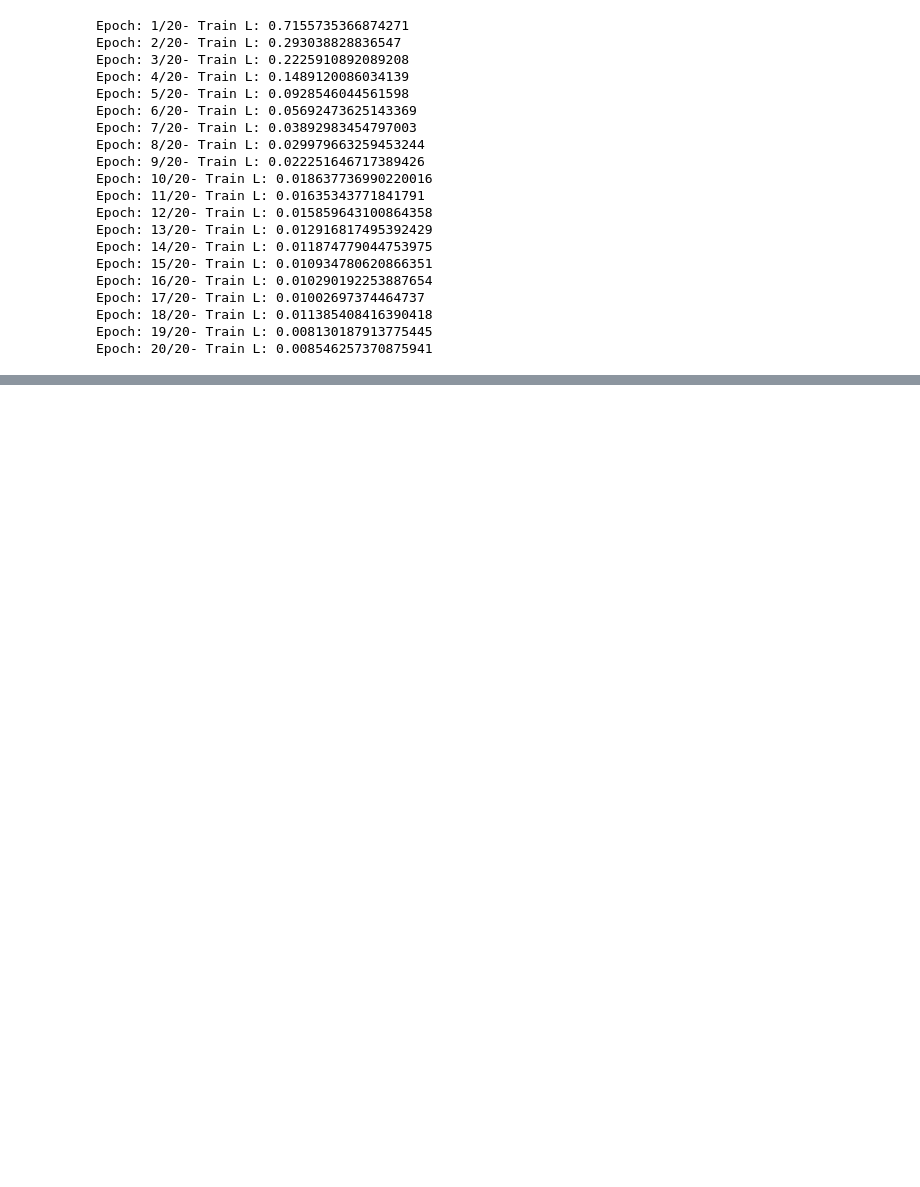
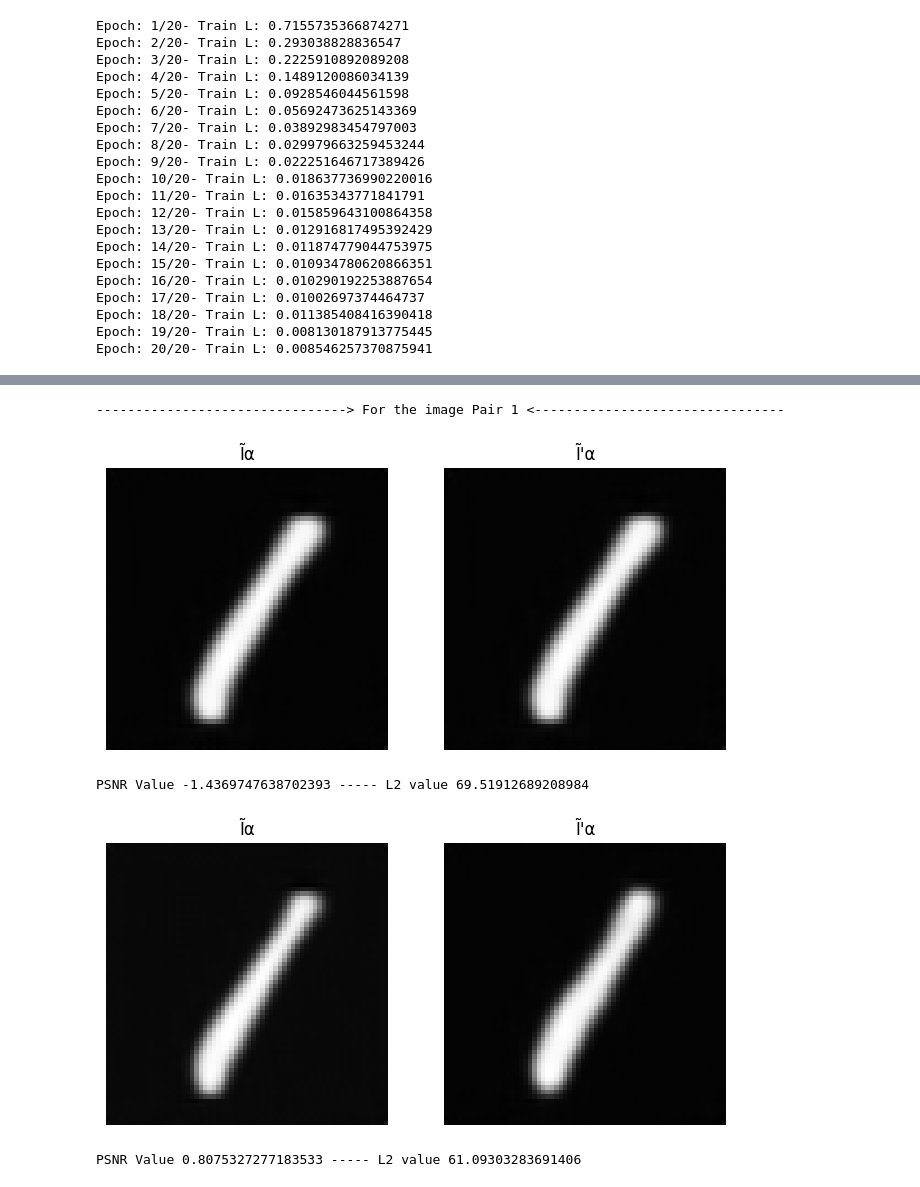
Before and after one commit to Eagle-Assassin/Deep-Learning, a Jupyter notebook: U-Net/U_net_sparse.ipynb, the cells around one changed output, grey strips where cells are left out. Drawn from its saved outputs; the diff is of its cells as text; code cells hidden in the pictures; blank space fills up the shorter version.

```diff
--- a/U-Net/U_net_sparse.ipynb
+++ b/U-Net/U_net_sparse.ipynb
@@ -231,0 +284,80 @@ plt.show()
+# %%
+subset_indices=list(range(100))
+subset_data_set=Subset(train_dataset,subset_indices)
+data_loader_q2 = DataLoader(subset_data_set,batch_size=2,shuffle=True)
+# %%
+def calculate_psnr(img1,img2,max_value=1):
+    '''The images are tensors of same dimension with values [0,1]'''
+    mse=torch.mean((img1-img2)**2)
+    if mse==0:
+        return float('inf')
+    else:
+        psnr_value=20*torch.log10(max_value/mse)
+    return psnr_value
+def l2norm(img1,img2):
+    l2diff=torch.norm(img1-img2,p=2)
+    return l2diff
+# %%
+alphas=[0, 0.2, 0.4, 0.6, 0.8, 1.]
+for i in range(1,21):
+    for featues, labels in data_loader_q2:
+        if labels[0]!=labels[1]:
+            break
+        else:
+            pass
+    print(f'\n--------------------------------> For the image Pair {i} <--------------------------------\n')
+    for alpha in alphas:
+        I1=featues[0]
+        I2=featues[1]
+
+        I_alpha=alpha*I1+(1-alpha)*I2
+
+        model.eval()
+        with torch.no_grad():
+            # encoder Embeddings
+            h_alpha=model.encoder(I_alpha)
+            h1=model.encoder(I1)
+            h2=model.encoder(I2)
+
+            h_dash_alpha=alpha*h1+(1-alpha)*h2
+
+            h_alpha_bottle_neck=model.bottleneck(h_alpha)
+            h_dash_alpha_bottle_neck=model.bottleneck(h_dash_alpha)
+
+            i_alpha_hat=model.decoder(h_alpha_bottle_neck)
+            i_dash_alpha_hat=model.decoder(h_dash_alpha_bottle_neck)
+
+            psnr=calculate_psnr(i_alpha_hat,i_dash_alpha__img)
+            l2=l2norm(i_alpha_hat,i_dash_alpha__img)
+
+            # Prepare for plotting
+            i_alpha_hat_img = i_alpha_hat.squeeze().cpu().numpy()
+            i_dash_alpha__img = i_dash_alpha_hat.squeeze().cpu().numpy()
+
+            # De-normalize if needed (from [-1,1] back to [0,1])
+            i_alpha_hat_img = (i_alpha_hat_img * 0.5) + 0.5
+            i_dash_alpha__img = (i_dash_alpha__img * 0.5) + 0.5
+
+            # Plot side by side
+            plt.figure(figsize=(8,4))
+
+            # Input
+            plt.subplot(1,2,1)
+            plt.imshow(i_alpha_hat_img, cmap='gray')
+            plt.title("Ĩα")
+            plt.axis('off')
+
+            # Output
+            plt.subplot(1,2,2)
+            plt.imshow(i_dash_alpha__img, cmap='gray')
+            plt.title("Ĩ'α")
+            plt.axis('off')
+
+            plt.show()
+            print(f'PSNR Value {psnr} ----- L2 value {l2}')
+# %% [output]
+--------------------------------> For the image Pair 1 <--------------------------------
+[figure, added]
+PSNR Value -1.4369747638702393 ----- L2 value 69.51912689208984
+[figure, added]
+PSNR Value 0.8075327277183533 ----- L2 value 61.09303283691406
```
Also changed, not shown: parts of 14 cells of this notebook, 1 other file.
